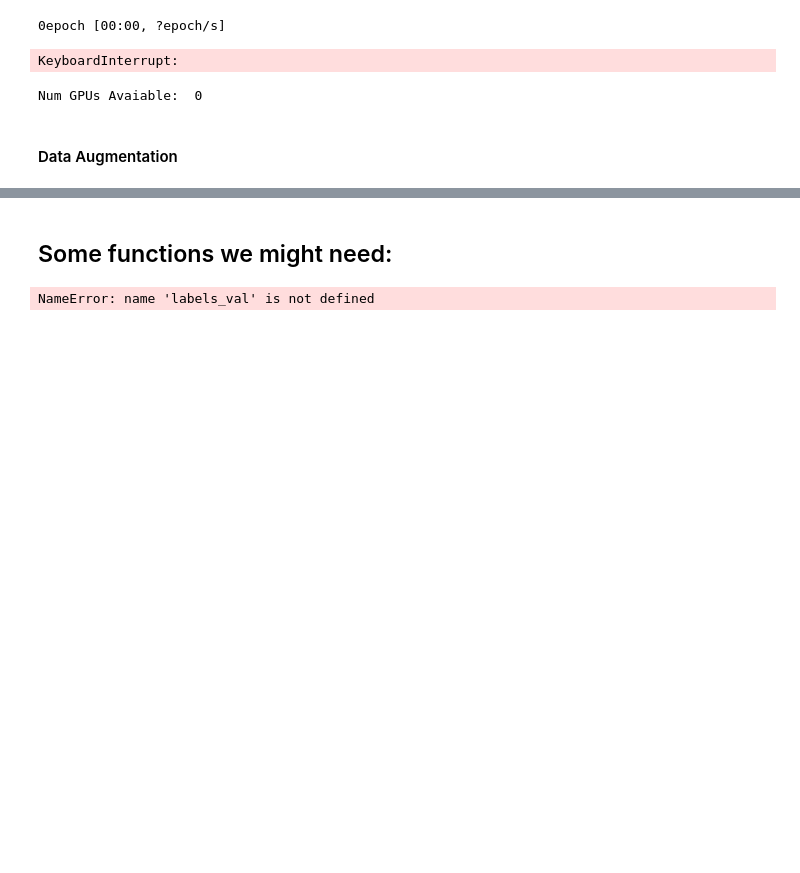
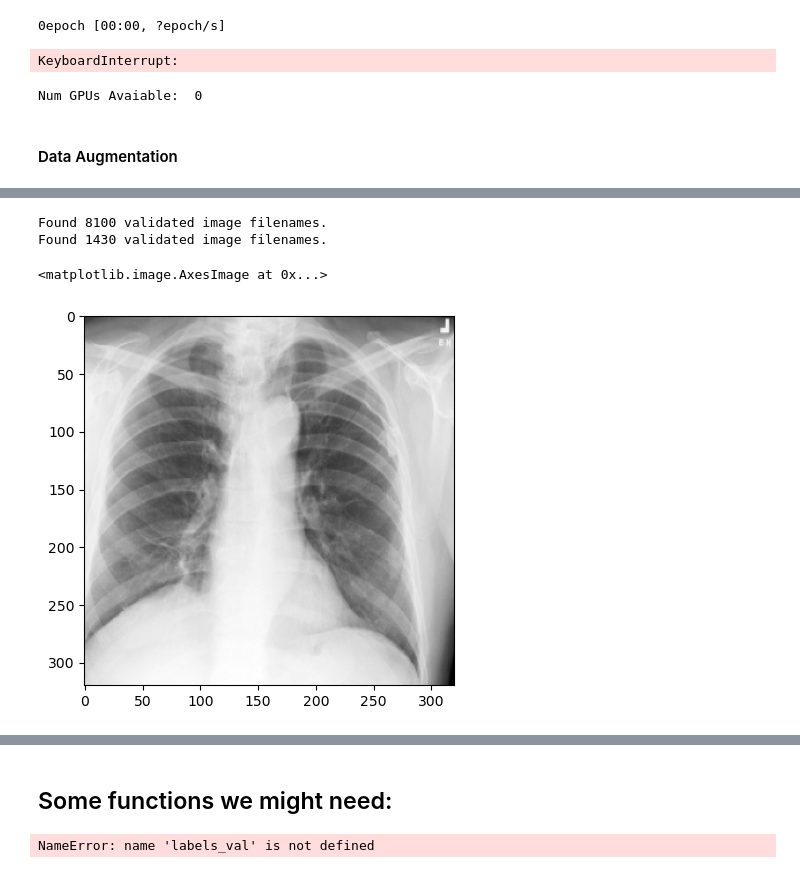
Before and after one commit to Knerten0815/ai_for_smart_health, a Jupyter notebook: Notebooks/ai_smart_health_05_first_CNNs_X-ray_template_part2.ipynb, the cells around one changed output, grey strips where cells are left out. Cells and saved outputs as stored; diff of their text form; code cells hidden in the pictures; blank space fills up the shorter version.

Commit message:
added data augmentation to lesson 6

```diff
--- a/Notebooks/ai_smart_health_05_first_CNNs_X-ray_template_part2.ipynb
+++ b/Notebooks/ai_smart_health_05_first_CNNs_X-ray_template_part2.ipynb
@@ -472,3 +472,14 @@ print("Num GPUs Avaiable: ", len(tf.config.list_physical_devices('GPU')))
 Num GPUs Avaiable:  0
 # %% [markdown]
 #### Data Augmentation
+# %%
+# Normalize images
+image_generator = ImageDataGenerator(
+    rescale=1.0/255,
+    rotation_range=5, #random rotation of image by x degrees
+    zoom_range=0.1,
+
+)
+
+validation_generator = ImageDataGenerator(
+    rescale=1.0/255,)
@@ -474,0 +504,33 @@ Num GPUs Avaiable:  0
+# %%
+label_column=classes
+# label_column="no_finding"#"mass"#
+
+# Define the data generators
+train_generator = image_generator.flow_from_dataframe(
+        dataframe=train_df,
+        directory=path_images,
+        x_col="image",
+        y_col=label_column,
+        target_size=(320, 320),
+        batch_size=32,
+        class_mode='raw',
+        color_mode="grayscale")
+
+val_generator = image_generator.flow_from_dataframe(
+        dataframe=val_df,
+        directory=path_images,
+        x_col="image",
+        y_col=label_column,
+        target_size=(320, 320),
+        batch_size=32,
+        class_mode='raw',
+        color_mode="grayscale")
+# %% [output]
+Found 8100 validated image filenames.
+Found 1430 validated image filenames.
+# %%
+batch = train_generator.__getitem__(0)
+plt.imshow(batch[0][0], cmap="gray")
+# %% [output]
+<matplotlib.image.AxesImage at 0x...>
+[figure, added]
```
Also changed, not shown: parts of 4 cells of this notebook.
